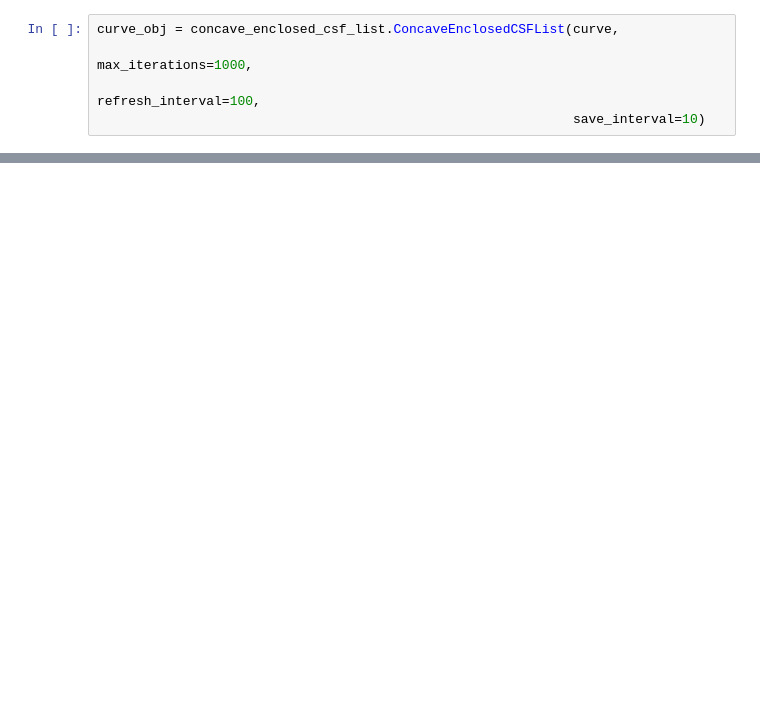
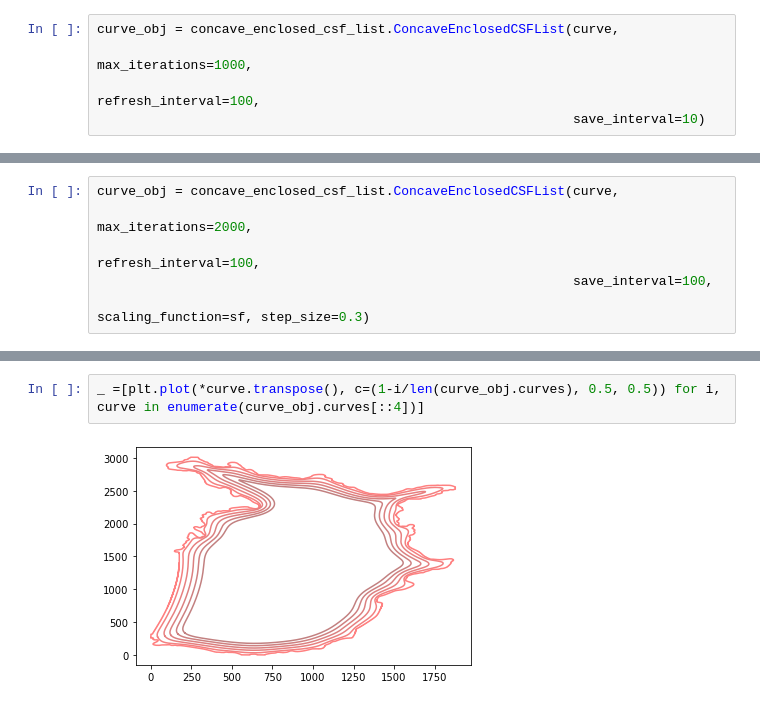
Before and after one commit to ghager93/convexcurveshortening, a Jupyter notebook: oop_test.ipynb, the cells around one changed output, grey strips where cells are left out. Cells and saved outputs as stored; diff of their text form; blank space fills up the shorter version.

```diff
--- a/oop_test.ipynb
+++ b/oop_test.ipynb
@@ -87,0 +62,6 @@ _ =[plt.plot(*curve.transpose()) for curve in curve_obj.curves]
+# %%
+curve_obj = concave_enclosed_csf_list.ConcaveEnclosedCSFList(curve,
+                                                             max_iterations=2000,
+                                                             refresh_interval=100,
+                                                             save_interval=100,
+                                                             scaling_function=sf, step_size=0.3)
@@ -87,0 +91,4 @@ _ =[plt.plot(*curve.transpose()) for curve in curve_obj.curves]
+# %%
+_ =[plt.plot(*curve.transpose(), c=(1-i/len(curve_obj.curves), 0.5, 0.5)) for i, curve in enumerate(curve_obj.curves[::4])]
+# %% [output]
+[figure, added]
```
Also changed, not shown: parts of 11 cells of this notebook, 5 other files.
